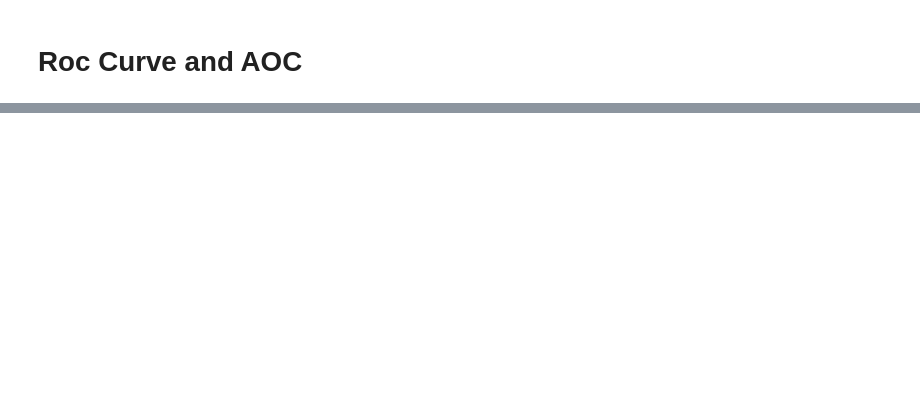
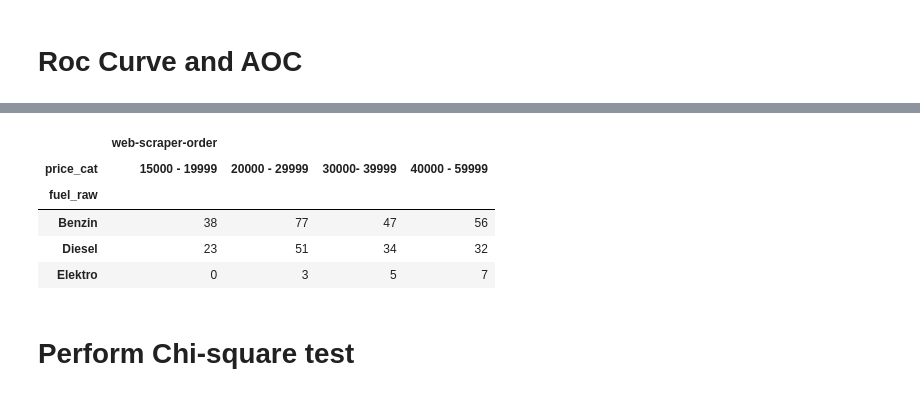
Before and after one commit to AleCecc/DA-SemesterProjekt, a Jupyter notebook: DA-Semesterprojekt.ipynb, the cells around one changed output, grey strips where cells are left out. Cells and saved outputs as stored; diff of their text form; code cells hidden in the pictures; blank space fills up the shorter version.

```diff
--- a/DA-Semesterprojekt.ipynb
+++ b/DA-Semesterprojekt.ipynb
@@ -552,0 +604,13 @@ plt.show()
+# %%
+#Select part of the contingency table
+tab_sub = tab.iloc[0:3,3:7]
+tab_sub
+# %% [output]
+|  | web-scraper-order |  |  |  |
+| price_cat | 15000 - 19999 | 20000 - 29999 | 30000- 39999 | 40000 - 59999 |
+| fuel_raw |  |  |  |  |
+| Benzin | 38 | 77 | 47 | 56 |
+| Diesel | 23 | 51 | 34 | 32 |
+| Elektro | 0 | 3 | 5 | 7 |
+# %% [markdown]
+# Perform Chi-square test
```
Also changed, not shown: parts of 11 cells of this notebook.
